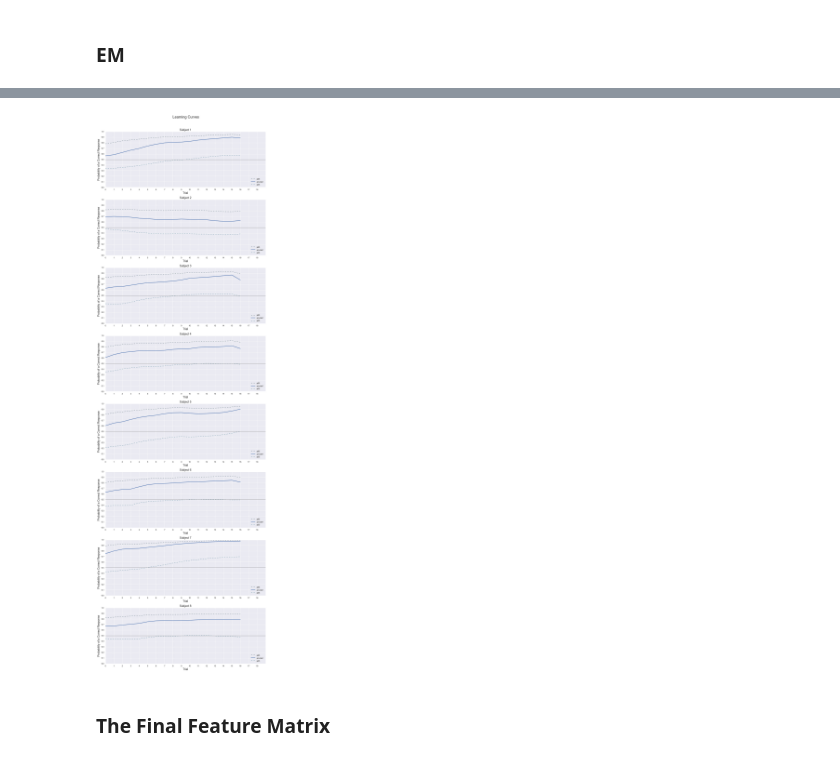
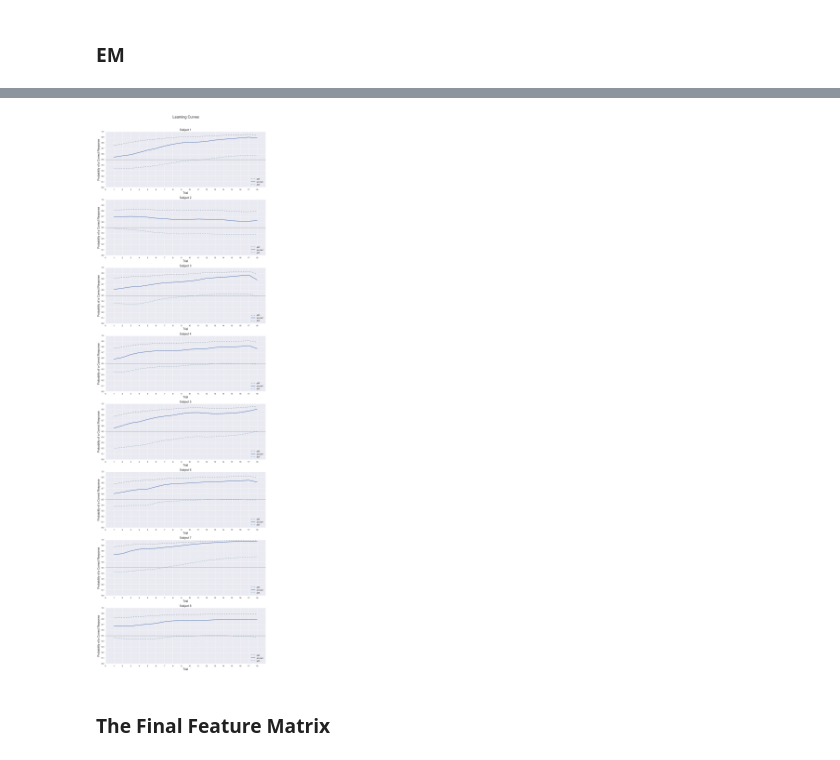
Before and after one commit to chensteven/MonkeyGame-Honours-Thesis, a Jupyter notebook: Thesis Paper.ipynb, the cells around one changed output, grey strips where cells are left out. Cells and saved outputs as stored; diff of their text form; code cells hidden in the pictures.

```diff
--- a/Thesis Paper.ipynb
+++ b/Thesis Paper.ipynb
@@ -212,29 +223,29 @@ em_average[0]
 # %%
 fig, ax = plt.subplots(len(em_average), figsize=(12,38))
 for i in range(len(em_average)):
-    t = range(0, len(em_average[i]['p05'])-1)
-    ax[i].plot(t, em_average[i]['p95'][1:], color=sns.color_palette("GnBu_d")[0], ls='dashed', lw='1')
-    ax[i].plot(t, em_average[i]['pmode1'][1:], lw="2")
-    ax[i].plot(t, em_average[i]['p05'][1:], color=sns.color_palette("GnBu_d")[1], ls='dashed', lw='1')
+    t = range(1, len(em_average[i]['p05'])+1)
+    ax[i].plot(t, em_average[i]['p95'], color=sns.color_palette("GnBu_d")[0], ls='dashed', lw='1')
+    ax[i].plot(t, em_average[i]['pmode1'], lw="2")
+    ax[i].plot(t, em_average[i]['p05'], color=sns.color_palette("GnBu_d")[1], ls='dashed', lw='1')
     if len(em_average[i][pd.notnull(em_average[i]['cback'])]) == 0:
         cback = "N/A"
     else:
         cback = int(em_average[i][pd.notnull(em_average[i]['cback'])]['cback'].values[0])
 #     ax[i].set_title('Subject %s with learning trial = %s' % (i+1, cback), fontsize=14)
     ax[i].set_title('Subject %s' % (i+1), fontsize=14)
     ax[i].set_xlabel('Trial', fontsize=14)
     ax[i].set_ylabel('Probability of a Correct Response', fontsize=14)
     ax[i].set_ylim(0, 1)
     ax[i].set_yticks(np.arange(0, 1.1, 0.1))
     ax[i].set_xlim(0, len(em_average[i])+1)
     ax[i].set_xticks(np.arange(0, len(em_average[i])+1, 1))
     ax[i].axhline(y=0.5, color="gray", lw="1")
     fig.suptitle('Learning Curves', y=1.02, x=0.525, fontsize=18)
     plt.tight_layout()
     handles, labels = ax[i].get_legend_handles_labels()
     ax[i].legend(handles, labels, loc=4)
 # %% [output]
-[figure, old version]
+[figure, new version]
 # %%
 fig, ax = plt.subplots(len(em_list), figsize=(15,28))
 for i in range(len(em_list)):
```
Also changed, not shown: parts of 3 cells of this notebook.
